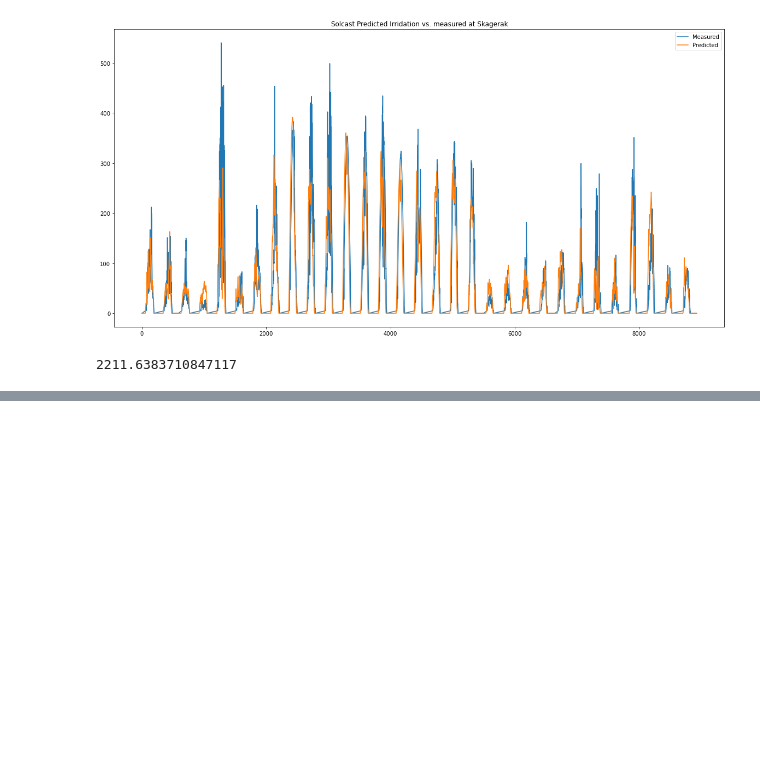
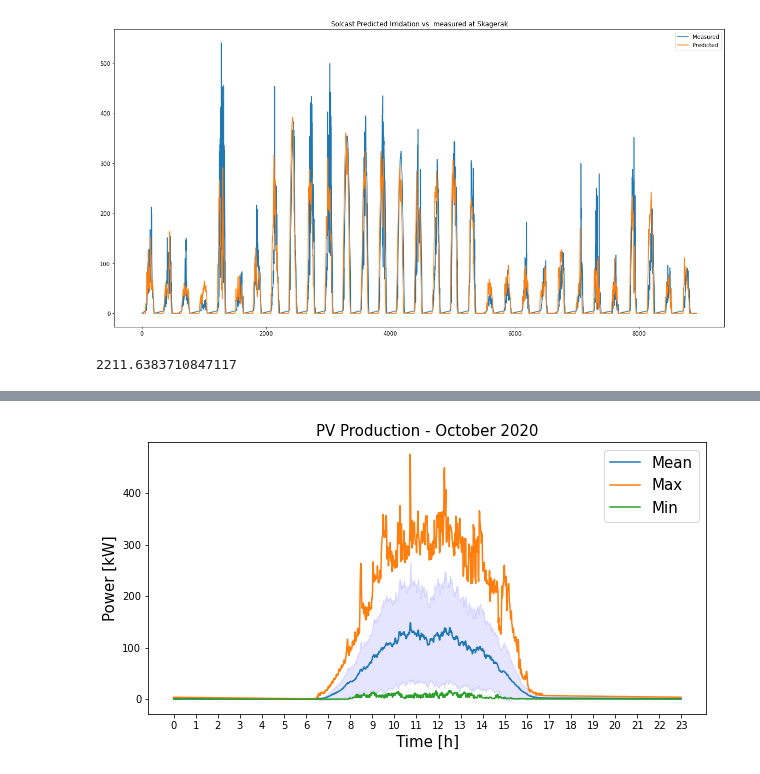
Before and after one commit to theodorhusefest/microgrid-mpc, a Jupyter notebook: pv-pred/data_explore.ipynb, the cells around one changed output, grey strips where cells are left out. Drawn from its saved outputs; the diff is of its cells as text; code cells hidden in the pictures; blank space fills up the shorter version.

```diff
--- a/pv-pred/data_explore.ipynb
+++ b/pv-pred/data_explore.ipynb
@@ -216,0 +255,27 @@ sol.to_csv('./pv_extended.csv')
+# %%
+def plot_stats(x, title):
+    mean = x.mean(axis=0)
+    std = x.std(axis=0)
+    max_ = x.max(axis=0)
+    min_ = x.min(axis=0)
+
+    t = range(x.shape[1])
+    f = plt.figure(figsize = (10,5))
+    plt.plot(t, mean)
+    plt.plot(t, max_)
+    plt.plot(t, min_)
+    plt.fill_between(t, mean-std, mean+std, color = 'b', alpha = 0.1)
+
+    fontsize = 15
+    plt.title(title, fontsize = fontsize)
+    plt.xlabel("Time [h]", fontsize = fontsize)
+    plt.ylabel("Power [kW]", fontsize = fontsize)
+    plt.legend(["Mean", "Max", "Min"], fontsize = fontsize)
+    plt.xticks(np.linspace(0,1440, 24), range(24))
+    return f, mean, max_, min_
+# %%
+pv_per_day = np.asarray(pv_per_day)
+f_pv_stats, pv_mean, pv_max_, pv_min_ = plot_stats(pv_per_day, "PV Production - October 2020")
+f_pv_stats.savefig('../figs/PV_stats.pdf', format="pdf")
+# %% [output]
+[figure, added]
```
Also changed, not shown: parts of 24 cells of this notebook, 7 other files.
